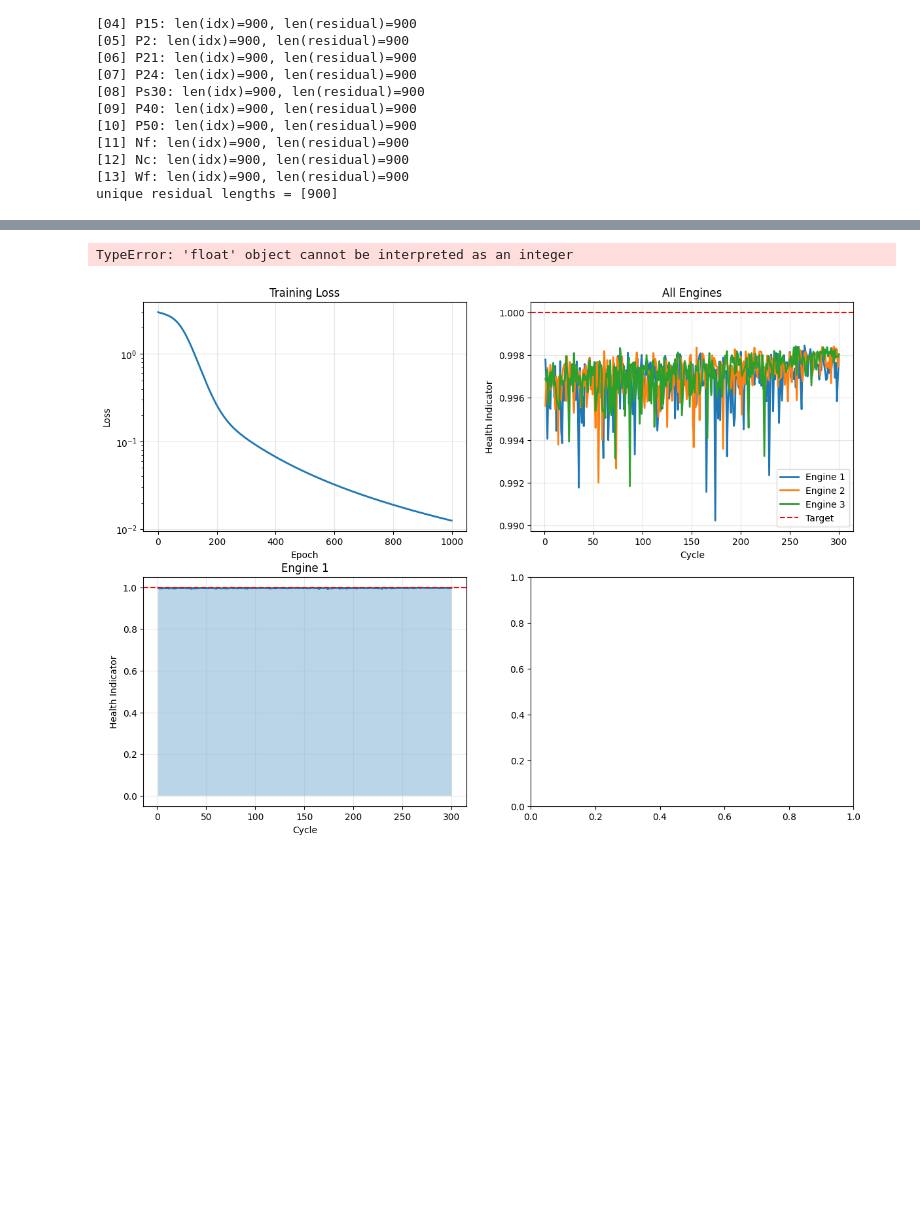
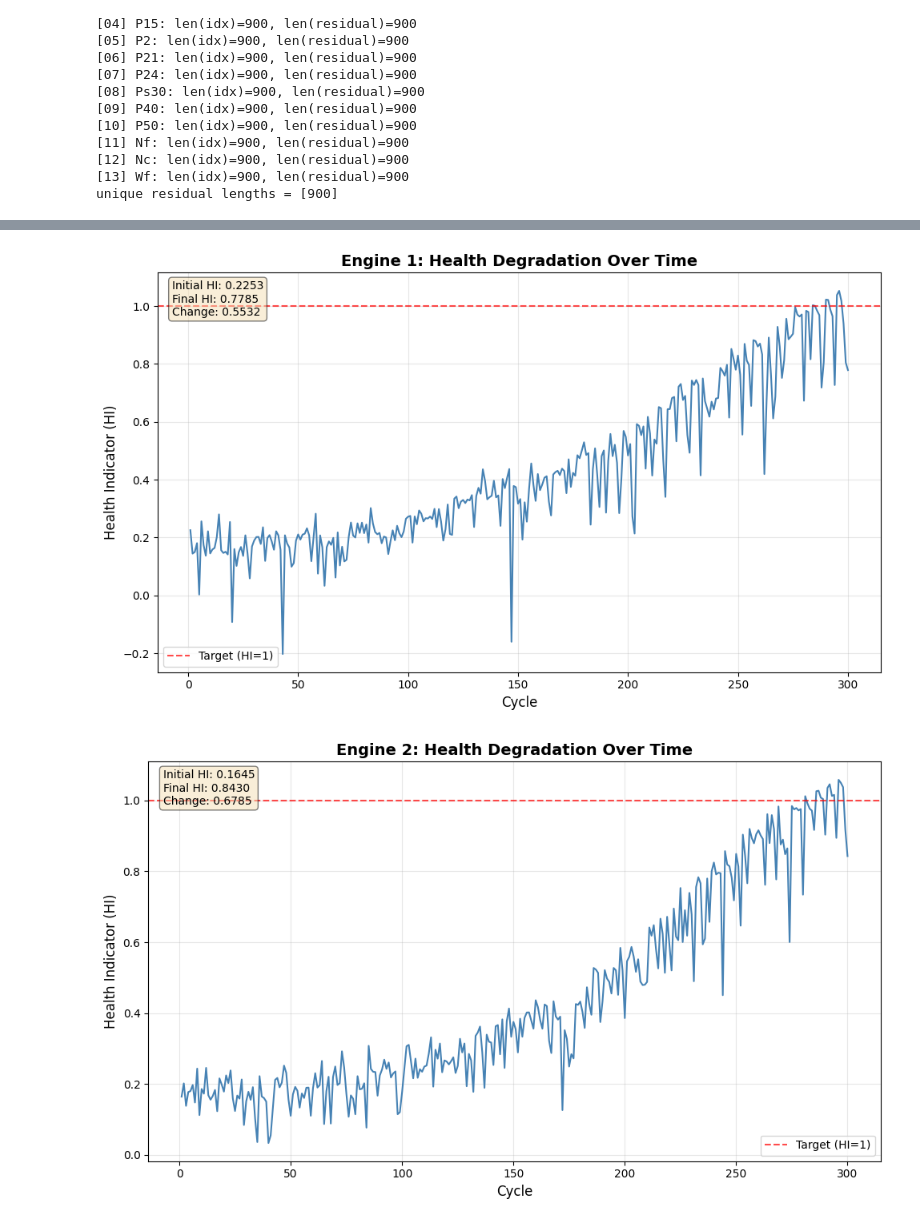
Before and after one commit to King-jejoon/Research-project, a Jupyter notebook: 2026-01-08.ipynb, the cells around one changed output, grey strips where cells are left out. Drawn from its saved outputs; the diff is of its cells as text; code cells hidden in the pictures; blank space fills up the shorter version.

```diff
--- a/2026-01-08.ipynb
+++ b/2026-01-08.ipynb
@@ -123,7 +123,7 @@ for (s, e) in abnormal_ranges:
 
 
 normal_engines   = [2, 5, 10]
-abnormal_engines = [16, 18, 20]
+abnormal_engines = [2, 5, 10]
 
 K = 300  # 엔진별, 구간별 샘플 수
 
@@ -937,47 +990,28 @@ Engine 3: Final HI = 0.998032
 # %%
-# 시각화
-fig, axes = plt.subplots(2, 2, figsize=(14, 10))
+# 각 엔진별로 개별 그래프 생성
 
-# Loss curve
-axes[0, 0].plot(loss_history, linewidth=2)
-axes[0, 0].set_xlabel('Epoch')
-axes[0, 0].set_ylabel('Loss')
-axes[0, 0].set_title('Training Loss')
-axes[0, 0].set_yscale('log')
-axes[0, 0].grid(True, alpha=0.3)
+for i, pred in enumerate(predictions):
+    plt.figure(figsize=(10, 6))
+    cycles = np.arange(1, len(pred) + 1)
 
-# All engines HI
-for i, pred in enumerate(predictions):
-    cycles = np.arange(1, len(pred) + 1)
-    axes[0, 1].plot(cycles, pred, linewidth=2, label=f'Engine {i+1}')
-axes[0, 1].axhline(y=1.0, color='red', linestyle='--', label='Target')
-axes[0, 1].set_xlabel('Cycle')
-axes[0, 1].set_ylabel('Health Indicator')
-axes[0, 1].set_title('All Engines')
-axes[0, 1].legend()
-axes[0, 1].grid(True, alpha=0.3)
+    plt.plot(cycles, pred, linewidth=1.5, color='steelblue')
+    plt.axhline(y=1.0, color='red', linestyle='--', linewidth=1.5, label='Target (HI=1)', alpha=0.7)
 
-# Engine 1 detail
-cycles = np.arange(1, len(predictions[0]) + 1)
-axes[1, 0].plot(cycles, predictions[0], linewidth=2)
-axes[1, 0].axhline(y=1.0, color='red', linestyle='--')
-axes[1, 0].fill_between(cycles, predictions[0], alpha=0.3)
-axes[1, 0].set_xlabel('Cycle')
-axes[1, 0].set_ylabel('Health Indicator')
-axes[1, 0].set_title('Engine 1')
-axes[1, 0].grid(True, alpha=0.3)
+    plt.xlabel('Cycle', fontsize=12)
+    plt.ylabel('Health Indicator (HI)', fontsize=12)
+    plt.title(f'Engine {i+1}: Health Degradation Over Time', fontsize=14, fontweight='bold')
+    plt.legend(fontsize=10)
+    plt.grid(True, alpha=0.3)
 
-# Final HI comparison
-final_HI = [pred[-1] for pred in predictions]
-engine_labels = [f'E{i+1}' for i in range(N)]
-axes[1, 1].bar(engine_labels, final_HI, alpha=0.8)
-axes[1, 1].axhline(y=1.0, color='red', linestyle='--')
-axes[1, 1].set_ylabel('Final HI')
-axes[1, 1].set_title('Final Health Indicators')
-axes[1, 1].grid(True, alpha=0.3, axis='y')
+    # 통계 정보 추가
+    plt.text(0.02, 0.98,
+             f'Initial HI: {pred[0]:.4f}\nFinal HI: {pred[-1]:.4f}\nChange: {pred[-1]-pred[0]:.4f}',
+             transform=plt.gca().transAxes, fontsize=10,
+             verticalalignment='top',
+             bbox=dict(boxstyle='round', facecolor='wheat', alpha=0.5))
 
-plt.tight_layout()
-plt.show()
+    plt.tight_layout()
+    plt.show()
 # %% [output]
-TypeError: 'float' object cannot be interpreted as an integer
-[figure, old version]
+[figure, new version]
+[figure, added]
```
Also changed, not shown: parts of 13 cells of this notebook.
